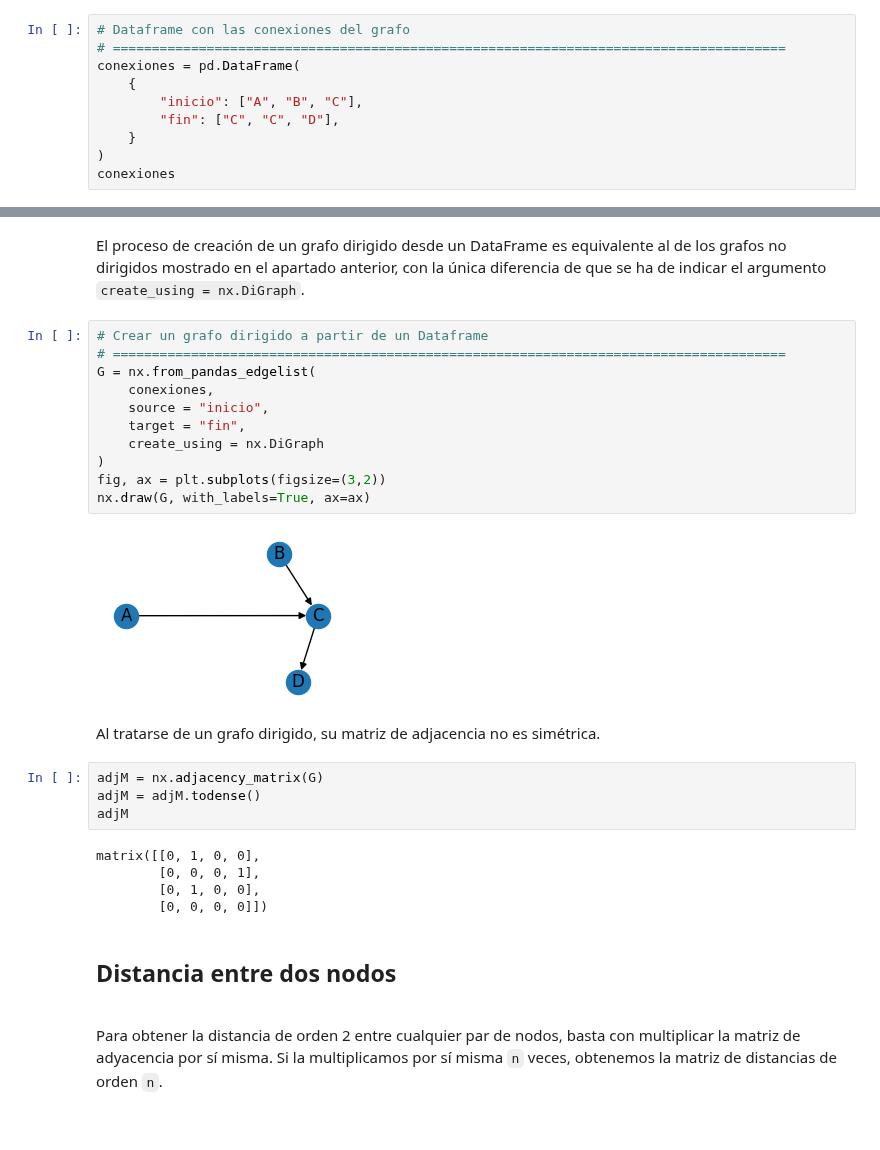
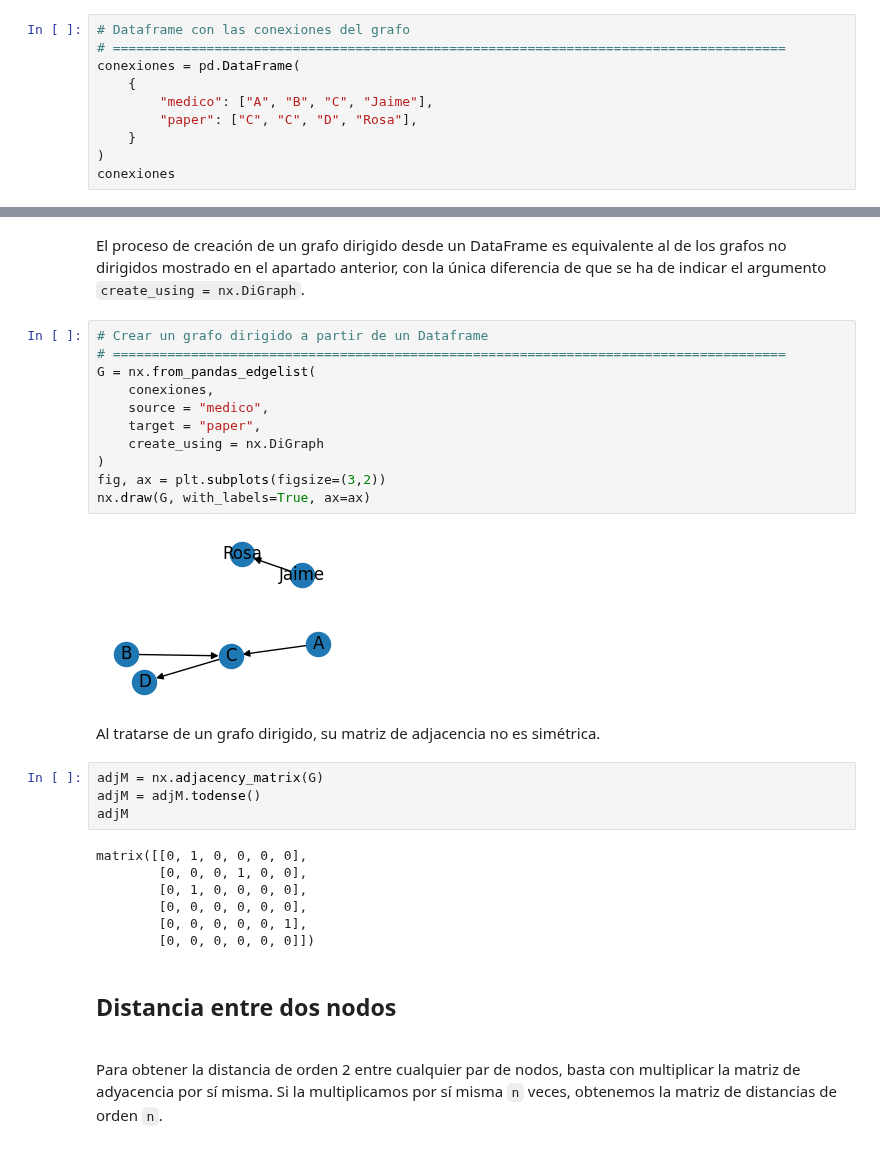
Before and after one commit to FernandoCarazoMelo/network-science, a Jupyter notebook: documentos/pygml01-introduccion-grafos-redes-python.ipynb, the cells around one changed output, grey strips where cells are left out. Drawn from its saved outputs; the diff is of its cells as text.

```diff
--- a/documentos/pygml01-introduccion-grafos-redes-python.ipynb
+++ b/documentos/pygml01-introduccion-grafos-redes-python.ipynb
@@ -451,8 +460,8 @@ Para crear un grafo a partir de un dataframe de pandas, la información tiene qu
 # ======================================================================================
 conexiones = pd.DataFrame(
     {
-        "inicio": ["A", "B", "C"],
-        "fin": ["C", "C", "D"],
+        "medico": ["A", "B", "C", "Jaime"],
+        "paper": ["C", "C", "D", "Rosa"],
     }
 )
 conexiones
@@ -503,16 +513,16 @@ El proceso de creación de un grafo dirigido desde un DataFrame es equivalente a
 # %%
 # Crear un grafo dirigido a partir de un Dataframe
 # ======================================================================================
 G = nx.from_pandas_edgelist(
     conexiones,
-    source = "inicio",
-    target = "fin",
+    source = "medico",
+    target = "paper",
     create_using = nx.DiGraph
 )
 fig, ax = plt.subplots(figsize=(3,2))
 nx.draw(G, with_labels=True, ax=ax)
 # %% [output]
-[figure, old version]
+[figure, new version]
 # %% [markdown]
 Al tratarse de un grafo dirigido, su matriz de adjacencia no es simétrica.
 # %%
@@ -520,10 +530,12 @@ adjM = nx.adjacency_matrix(G)
 adjM = adjM.todense()
 adjM
 # %% [output]
-matrix([[0, 1, 0, 0],
-        [0, 0, 0, 1],
-        [0, 1, 0, 0],
-        [0, 0, 0, 0]])
+matrix([[0, 1, 0, 0, 0, 0],
+        [0, 0, 0, 1, 0, 0],
+        [0, 1, 0, 0, 0, 0],
+        [0, 0, 0, 0, 0, 0],
+        [0, 0, 0, 0, 0, 1],
+        [0, 0, 0, 0, 0, 0]])
 # %% [markdown]
 ## Distancia entre dos nodos
 <br>
```
Also changed, not shown: parts of 52 cells of this notebook, 2 other files.
